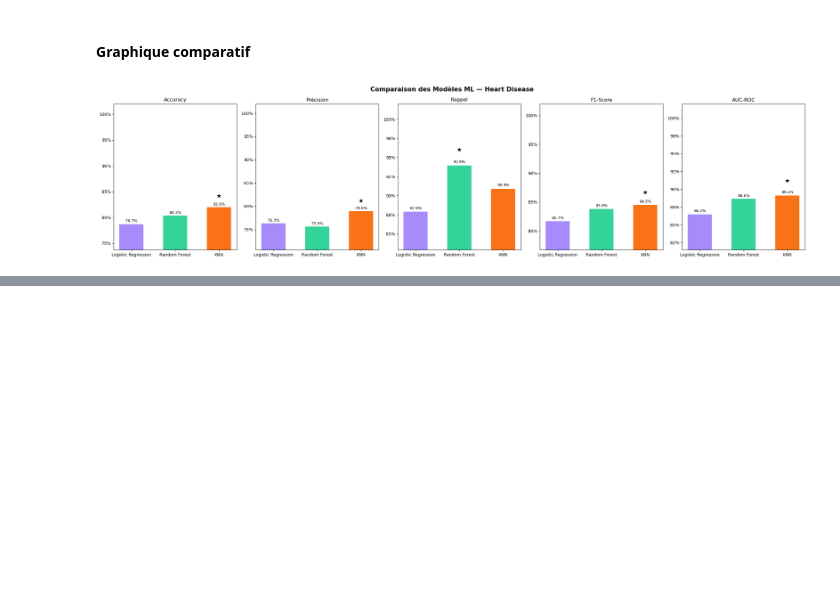
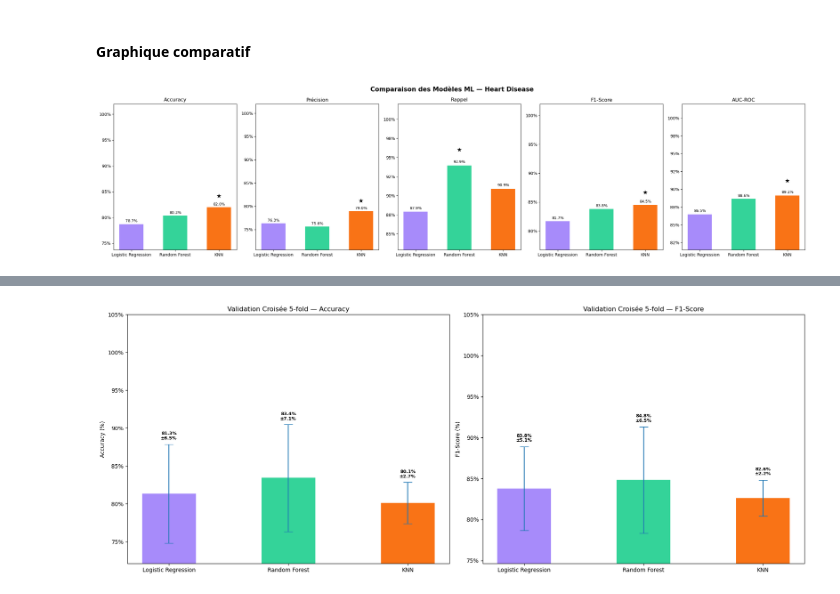
Before and after one commit to Lanja7126/Examen_ML, a Jupyter notebook: heart.ipynb, the cells around one changed output, grey strips where cells are left out. Saved outputs shown, nothing was run; the diff lists cells and outputs as text; code cells hidden in the pictures; blank space fills up the shorter version.

```diff
--- a/heart.ipynb
+++ b/heart.ipynb
@@ -536,0 +598,32 @@ plt.show()
+# %%
+# Validation croisée détaillée
+fig, axes = plt.subplots(1, 2, figsize=(18, 7))
+
+model_names = list(models.keys())
+metrics_list = [('acc', 'Accuracy'), ('f1', 'F1-Score')]
+
+for i, (ax, (metric_key, metric_label)) in enumerate(zip(axes, metrics_list)):
+    x = np.arange(len(model_names))
+    means = [cv_results[m][metric_key].mean() * 100 for m in model_names]
+    stds  = [cv_results[m][metric_key].std()  * 100 for m in model_names]
+    colors_v = [models[m]['color'] for m in model_names]
+
+    bars = ax.bar(x, means, color=colors_v, width=0.45)
+    ax.errorbar(x, means, yerr=stds, fmt='none', capsize=8)
+    ax.set_xticks(x)
+    ax.set_xticklabels(model_names)
+    ax.set_ylabel(f'{metric_label} (%)')
+    ax.set_title(f'Validation Croisée 5-fold — {metric_label}')
+    ax.set_ylim(max(0, min(means) - 8), 105)
+    ax.yaxis.set_major_formatter(plt.FuncFormatter(lambda v, _: f'{v:.0f}%'))
+
+    for j, (bar, val, std) in enumerate(zip(bars, means, stds)):
+        ax.text(bar.get_x() + bar.get_width()/2, bar.get_height() + std + 0.5,
+                f'{val:.1f}%\n±{std:.1f}%', ha='center', va='bottom',
+                fontsize=8, fontweight='bold')
+
+plt.tight_layout()
+plt.savefig('./images/evaluation/cv.png', dpi=130, bbox_inches='tight')
+plt.show()
+# %% [output]
+[figure, added]
```
Also changed, not shown: parts of 7 cells of this notebook, 4 other files.
